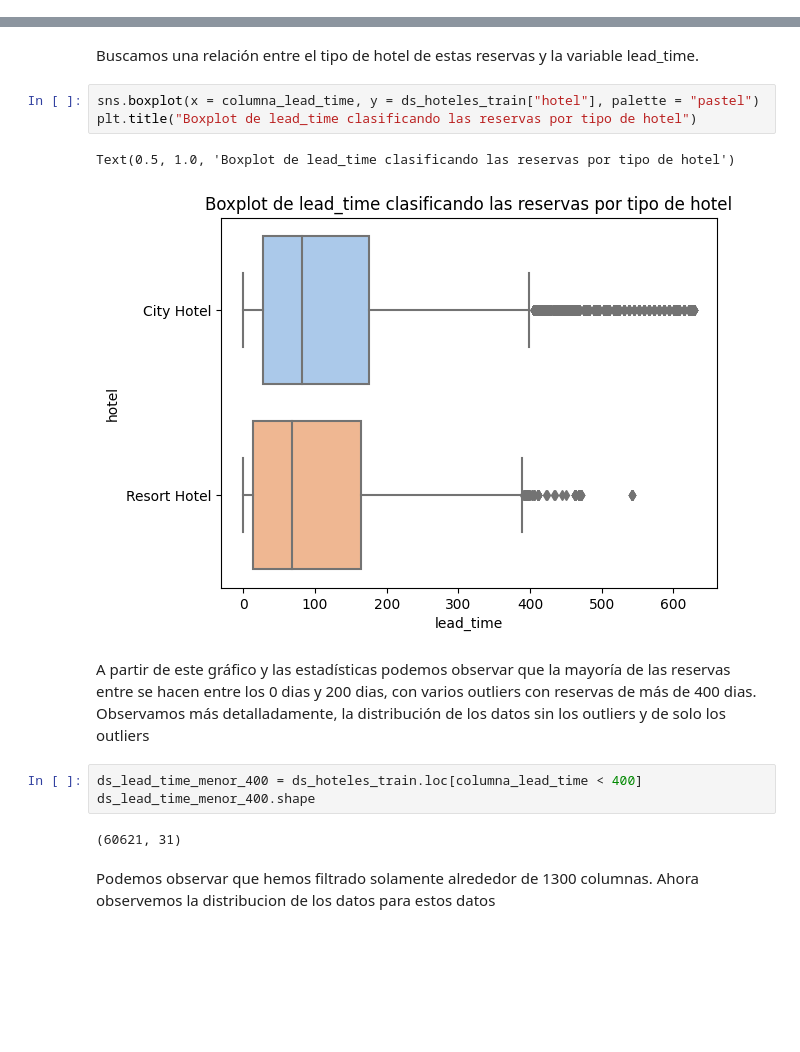
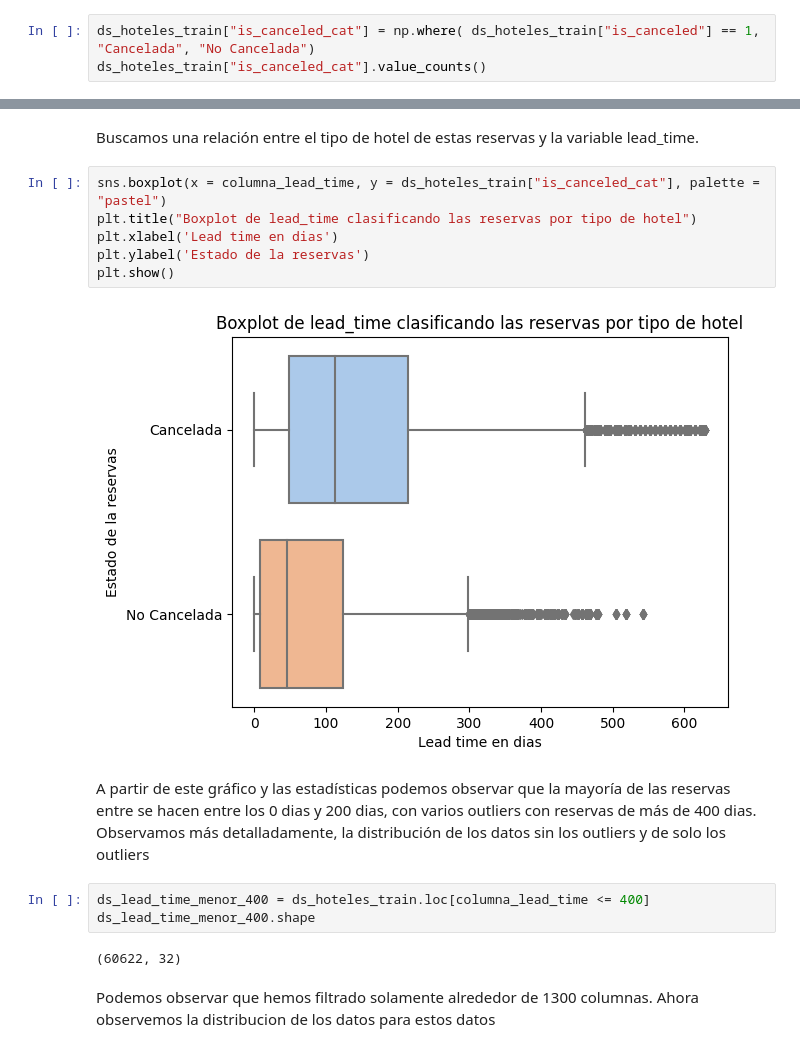
Before and after one commit to juanignaciogiacobbe/7506R-2C2023-GRUPO15, a Jupyter notebook: 7506R_TP1_GRUPO15_CHP1_ENTREGA.ipynb, the cells around one changed output, grey strips where cells are left out. Cells and saved outputs as stored; diff of their text form; blank space fills up the shorter version.

```diff
--- a/7506R_TP1_GRUPO15_CHP1_ENTREGA.ipynb
+++ b/7506R_TP1_GRUPO15_CHP1_ENTREGA.ipynb
@@ -151,0 +170,3 @@ Observamos que la gran mayoría de campos no tienen datos faltantes, hay muy poc
+# %%
+ds_hoteles_train["is_canceled_cat"] = np.where( ds_hoteles_train["is_canceled"] == 1, "Cancelada", "No Cancelada")
+ds_hoteles_train["is_canceled_cat"].value_counts()
@@ -1549,18 +1655,20 @@ Observamos que una mayoría de reservas tuvieron un lead_time con valor entre 50
 # %% [markdown]
 Buscamos una relación entre el tipo de hotel de estas reservas y la variable lead_time.
 # %%
-sns.boxplot(x = columna_lead_time, y = ds_hoteles_train["hotel"], palette = "pastel")
+sns.boxplot(x = columna_lead_time, y = ds_hoteles_train["is_canceled_cat"], palette = "pastel")
 plt.title("Boxplot de lead_time clasificando las reservas por tipo de hotel")
+plt.xlabel('Lead time en dias')
+plt.ylabel('Estado de la reservas')
+plt.show()
 # %% [output]
-Text(0.5, 1.0, 'Boxplot de lead_time clasificando las reservas por tipo de hotel')
-[figure, old version]
+[figure, new version]
 # %% [markdown]
 A partir de este gráfico y las estadísticas podemos observar que la mayoría de las reservas entre se hacen entre los 0 dias y 200 dias, con varios outliers con reservas de más de 400 dias. Observamos más detalladamente, la distribución de los datos sin los outliers y de solo los outliers
 # %%
-ds_lead_time_menor_400 = ds_hoteles_train.loc[columna_lead_time < 400]
+ds_lead_time_menor_400 = ds_hoteles_train.loc[columna_lead_time <= 400]
 ds_lead_time_menor_400.shape
 # %% [output]
-(60621, 31)
+(60622, 32)
 # %% [markdown]
 Podemos observar que hemos filtrado solamente alrededor de 1300 columnas. Ahora observemos la distribucion de los datos para estos datos
 # %%
```
Also changed, not shown: parts of 79 cells of this notebook.
